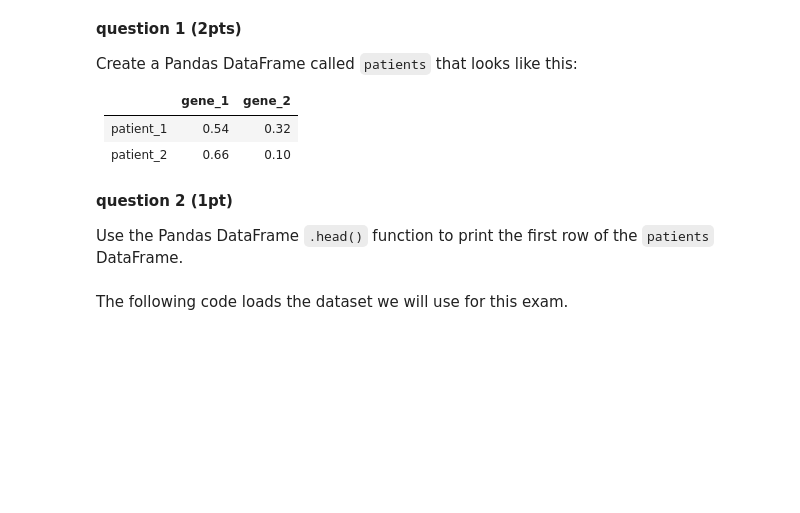
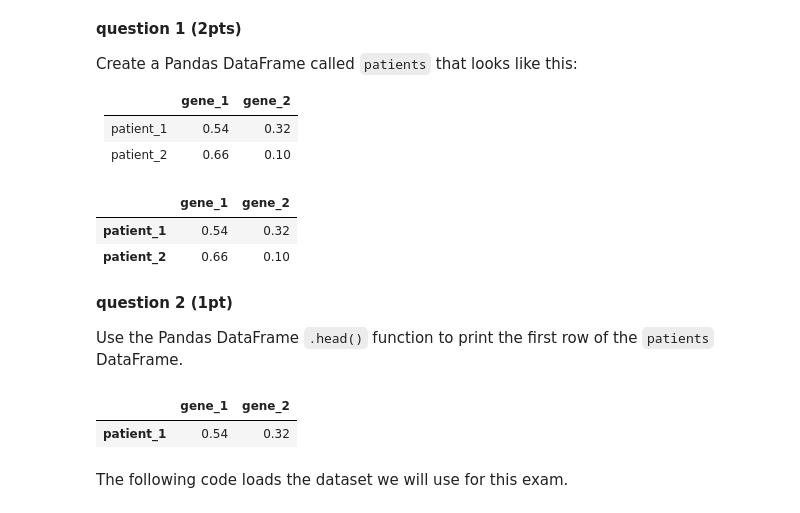
Before and after one commit to Bente-Verhaegen/-D012513A_Python_20230124, a Jupyter notebook: Practical Python Specialized Bioinformatics 20230124.ipynb, the cells around one changed output. Drawn from its saved outputs; the diff is of its cells as text; code cells hidden in the pictures; blank space fills up the shorter version.

```diff
--- a/Practical Python Specialized Bioinformatics 20230124.ipynb
+++ b/Practical Python Specialized Bioinformatics 20230124.ipynb
@@ -43,19 +43,26 @@ Create a Pandas DataFrame called `patients` that looks like this:
 # %%
 #start code here
 
-patients =
+patients = pd.DataFrame({'gene_1': [0.54, 0.66], 'gene_2': [0.32, 0.10]}, index=['patient_1', 'patient_2'])
 
 #end code here
 
 patients
+# %% [output]
+|  | gene_1 | gene_2 |
+| patient_1 | 0.54 | 0.32 |
+| patient_2 | 0.66 | 0.10 |
 # %% [markdown]
 **question 2 (1pt)**
 
 Use the Pandas DataFrame `.head()` function to print the first row of the `patients` DataFrame.
 # %%
 #start code here
-
+patients.head(1)
 #end code here
+# %% [output]
+|  | gene_1 | gene_2 |
+| patient_1 | 0.54 | 0.32 |
 # %% [markdown]
 The following code loads the dataset we will use for this exam.
 # %%
```
Also changed, not shown: parts of 9 cells of this notebook.
